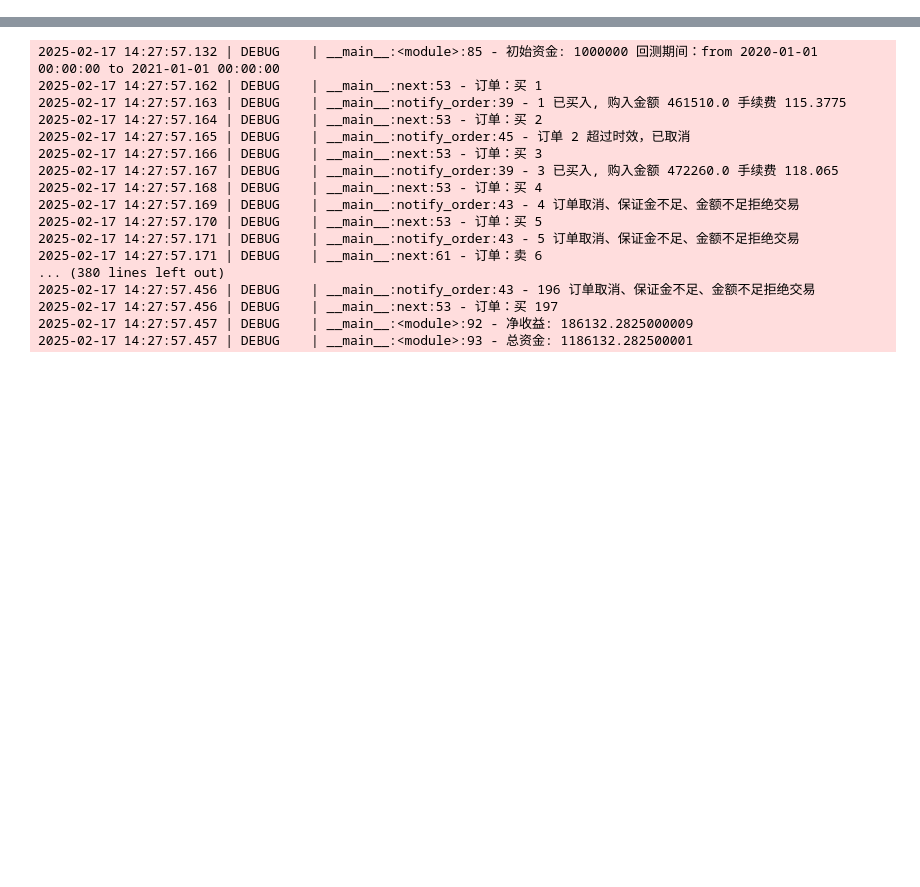
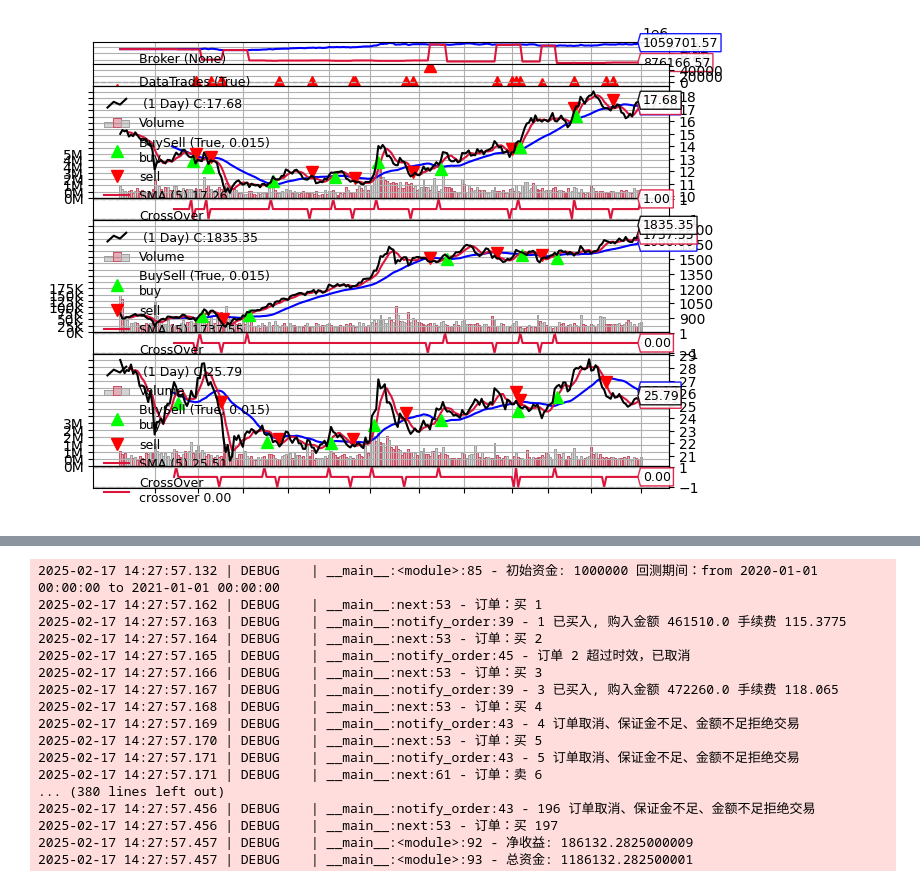
Before and after one commit to marlonsc/backtrader, a Jupyter notebook: test.ipynb, the cells around one changed output, grey strips where cells are left out. Drawn from its saved outputs; the diff is of its cells as text; code cells hidden in the pictures; blank space fills up the shorter version.

```diff
--- a/test.ipynb
+++ b/test.ipynb
@@ -0,0 +3,82 @@
+# %%
+from datetime import datetime
+import backtrader as bt
+import pandas as pd
+import efinance
+import matplotlib.pyplot as plt
+plt.style.use('default')
+
+
+def get_k_data(stock_code, begin: datetime, end: datetime) -> pd.DataFrame:
+    """根据efinance工具包获取股票数据
+    :param stock_code:股票代码
+    :param begin: 开始日期
+    :param end: 结束日期
+    """
+    # stock_code = '600519'  # 股票代码，茅台
+    k_dataframe: pd.DataFrame = efinance.stock.get_quote_history(
+        stock_code, beg=begin.strftime("%Y%m%d"), end=end.strftime("%Y%m%d"))
+    k_dataframe = k_dataframe.iloc[:, :9]
+    k_dataframe.columns = ['name', 'code', 'date', 'open', 'close', 'high', 'low', 'volume', 'turnover']
+    k_dataframe.index = pd.to_datetime(k_dataframe.date)
+    k_dataframe.drop(['name', 'code', "date"], axis=1, inplace=True)
+    return k_dataframe
+
+
+class SmaCross(bt.SignalStrategy):
+    def __init__(self):
+        sma1, sma2 = bt.ind.SMA(period=10), bt.ind.SMA(period=30)
+        crossover = bt.ind.CrossOver(sma1, sma2)
+        self.signal_add(bt.SIGNAL_LONG, crossover)
+
+
+class MultiSMACrossStrategy(bt.Strategy):
+    params = (
+        ('fast_length', 5),
+        ('slow_length', 25)
+    )
+
+    def __init__(self):
+        self.crossovers = []
+
+        for d in self.datas:
+            ma_fast = bt.ind.SMA(d, period = self.params.fast_length)
+            ma_slow = bt.ind.SMA(d, period = self.params.slow_length)
+
+            self.crossovers.append(bt.ind.CrossOver(ma_fast, ma_slow))
+
+    def next(self):
+        for i, d in enumerate(self.datas):
+            if not self.getposition(d).size:
+                if self.crossovers[i] > 0:
+                    self.buy(data = d, size=100)
+            elif self.crossovers[i] < 0:
+                if self.getposition(d).size > 0:
+                    self.close(data = d)
+
+
+if __name__ == '__main__':
+    # 获取数据
+    start_time = datetime(2020, 1, 1)
+    end_time = datetime(2021, 1, 1)
+    cerebro = bt.Cerebro()
+    dataframe = get_k_data('000001', begin=start_time, end=end_time)
+    data = bt.feeds.PandasData(dataname=dataframe, fromdate=start_time, todate=end_time)
+    cerebro.adddata(data)
+    dataframe = get_k_data('600519', begin=start_time, end=end_time)
+    data = bt.feeds.PandasData(dataname=dataframe, fromdate=start_time, todate=end_time)
+    cerebro.adddata(data)
+    dataframe = get_k_data('000002', begin=start_time, end=end_time)
+    data = bt.feeds.PandasData(dataname=dataframe, fromdate=start_time, todate=end_time)
+    cerebro.adddata(data)
+    cerebro.addstrategy(MultiSMACrossStrategy)
+    start_cash = 1000000
+    cerebro.broker.setcash(start_cash)
+    cerebro.broker.setcommission(commission=0.00025)
+    cerebro.run()
+    cerebro.plot(iplot=False)
+
+    print(cerebro.runstrats[0])
+    print(cerebro.broker.getvalue())
+# %% [output]
+[figure, added]
```
Also changed, not shown: parts of 10 cells of this notebook.
